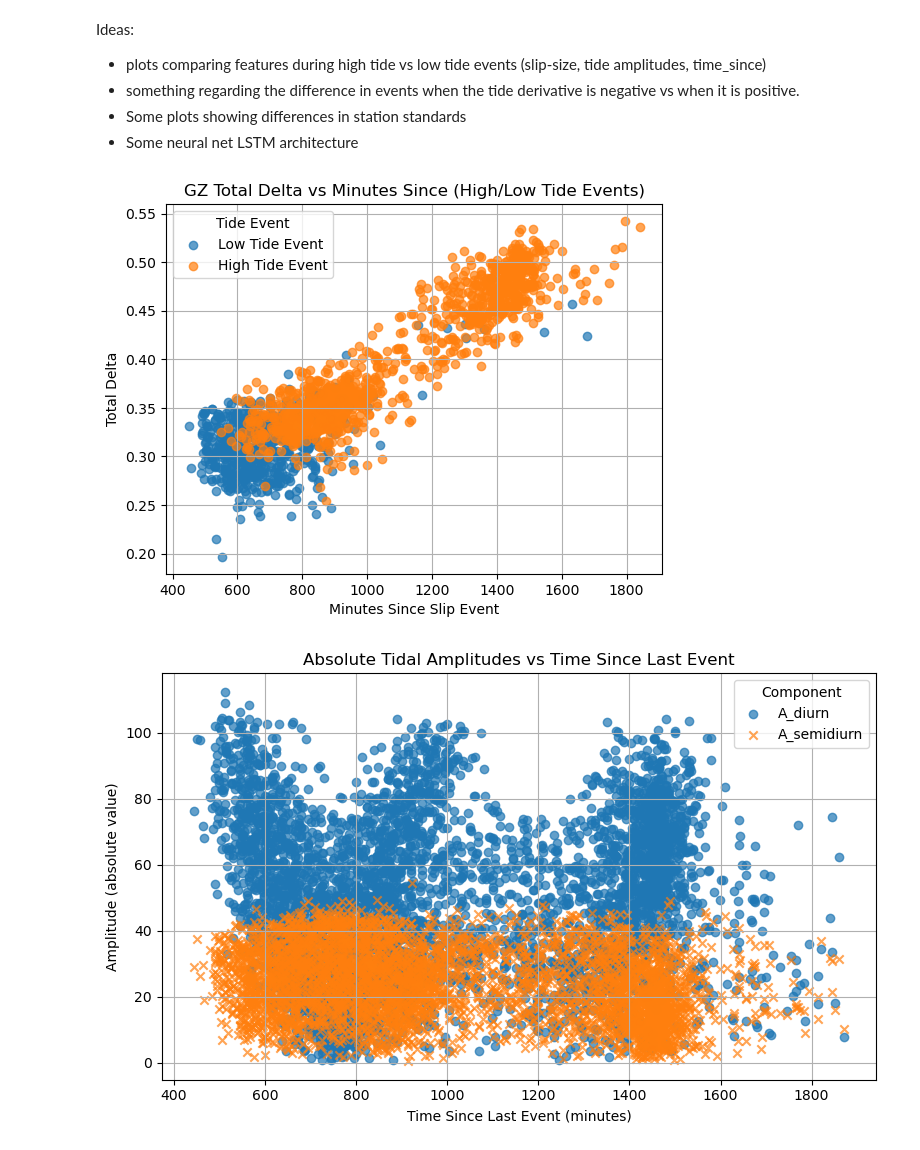
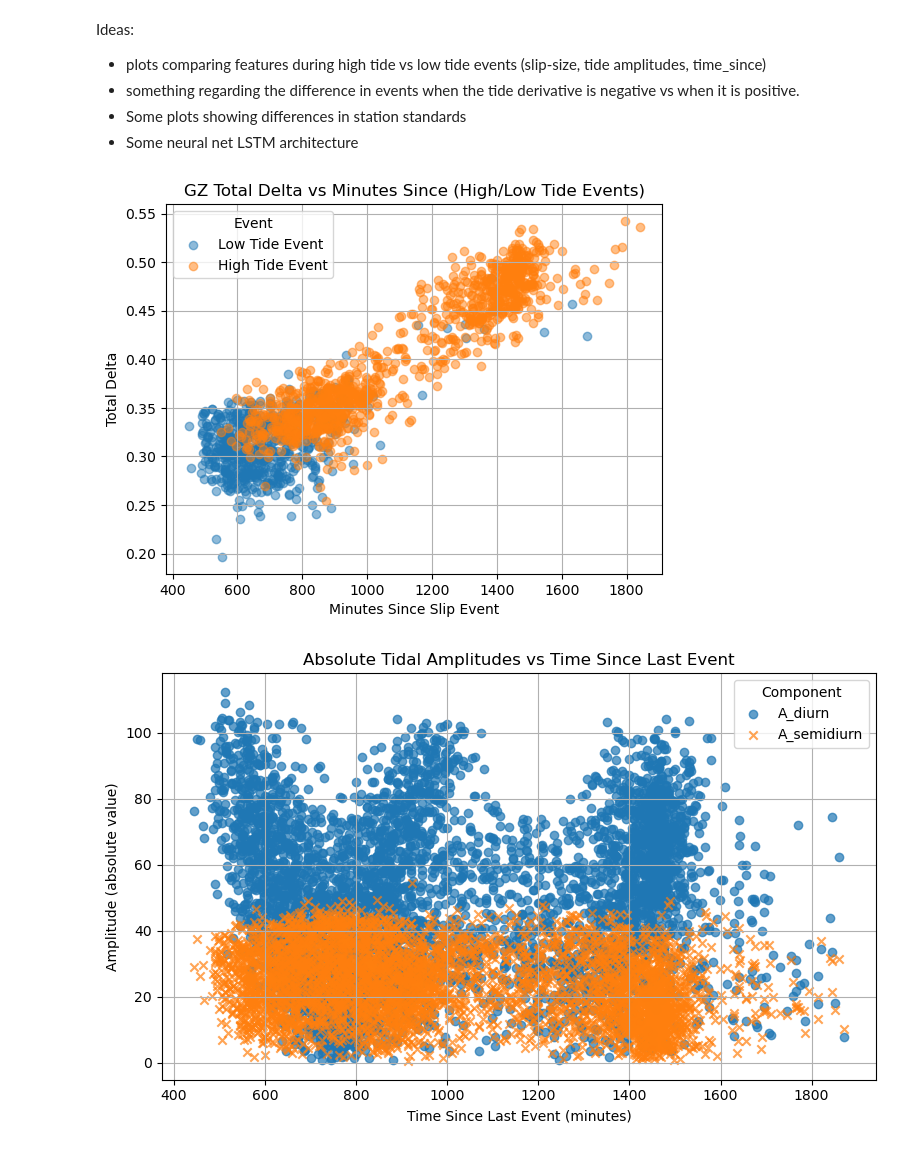
Before and after one commit to MinesGlaciology/whillans-surf, a Jupyter notebook: notebooks/SURF/Time until next evt prediction/EDA.ipynb, the cells around one changed output. Cells and saved outputs as stored; diff of their text form; code cells hidden in the pictures.

```diff
--- a/notebooks/SURF/Time until next evt prediction/EDA.ipynb
+++ b/notebooks/SURF/Time until next evt prediction/EDA.ipynb
@@ -26,28 +26,28 @@ Ideas:
 # %%
 # High vs low tide plot for gz 11-13. Not very clean, capturing whether the low tide event was skipped would make it much better.
 
 fig, ax = plt.subplots()
 
 # colors and labels
 colors = {0: 'tab:blue', 1: 'tab:orange'}
 labels = {0: 'Low Tide Event', 1: 'High Tide Event'}
 
 # Group and plot
 for h_val, group in dfgz.groupby('h_event'):
     ax.scatter(group['mins_since'],
                group['total_delta'],
                c=colors[h_val],
                label=labels[h_val],
-               alpha=0.7)
+               alpha=0.5)
 
 ax.set_xlabel('Minutes Since Slip Event')
 ax.set_ylabel('Total Delta')
 ax.set_title('GZ Total Delta vs Minutes Since (High/Low Tide Events)')
-ax.legend(title='Tide Event')
+ax.legend(title='Event')
 ax.grid(True)
 plt.show()
 # %% [output]
-[figure, old version]
+[figure, new version]
 # %%
 
 
```
Also changed, not shown: parts of 2 cells of this notebook, 22 other files.
